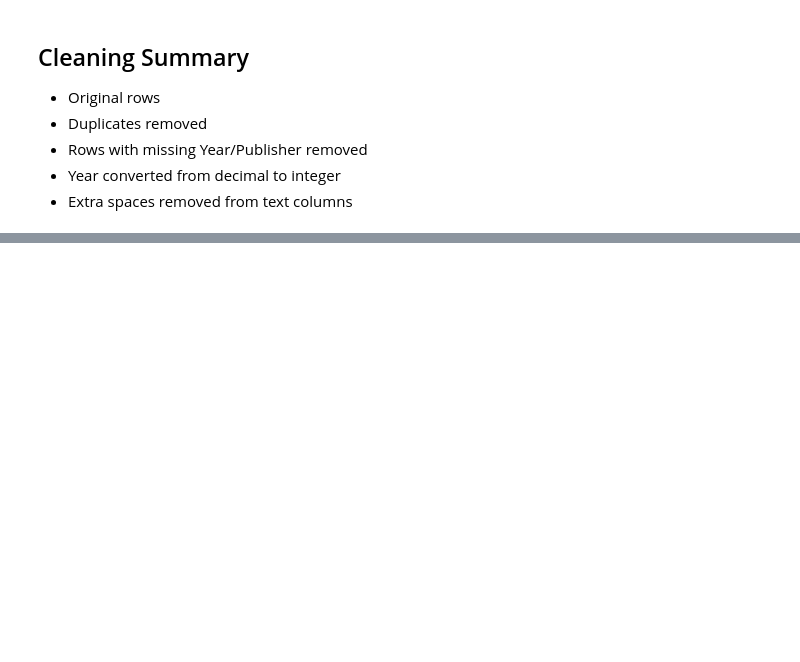
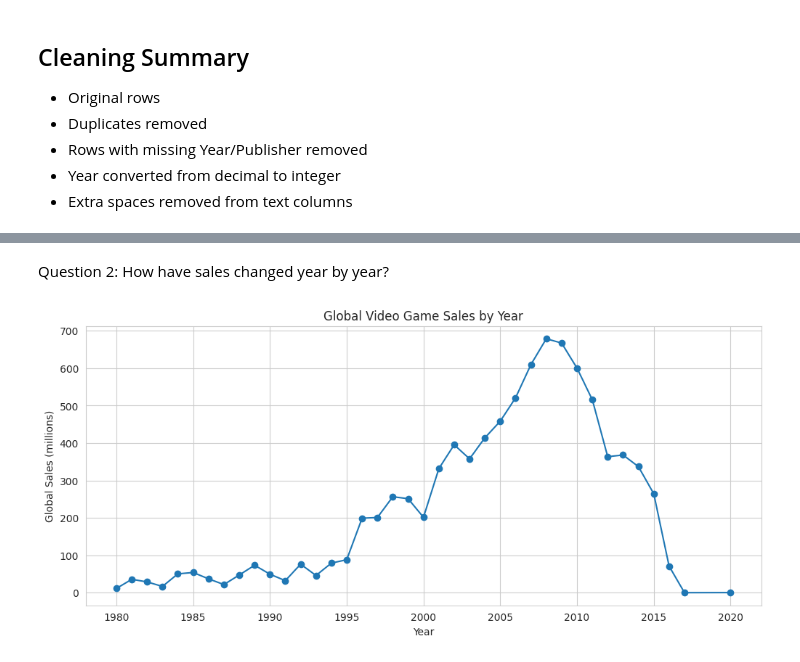
Before and after one commit to Amary754/gaming-analysis, a Jupyter notebook: analysis.ipynb, the cells around one changed output, grey strips where cells are left out. Saved outputs shown, nothing was run; the diff lists cells and outputs as text; code cells hidden in the pictures; blank space fills up the shorter version.

```diff
--- a/analysis.ipynb
+++ b/analysis.ipynb
@@ -83,0 +126,13 @@ df_clean.to_csv("vgsales_clean.csv", index=False)
+# %% [markdown]
+Question 2: How have sales changed year by year?
+# %%
+yearly_sales = df_clean.groupby("Year")["Global_Sales"].sum()
+
+plt.figure(figsize=(12, 5))
+plt.plot(yearly_sales.index, yearly_sales.values, marker="o")
+plt.title("Global Video Game Sales by Year")
+plt.xlabel("Year")
+plt.ylabel("Global Sales (millions)")
+plt.show()
+# %% [output]
+[figure, added]
```
Also changed, not shown: parts of 14 cells of this notebook.
